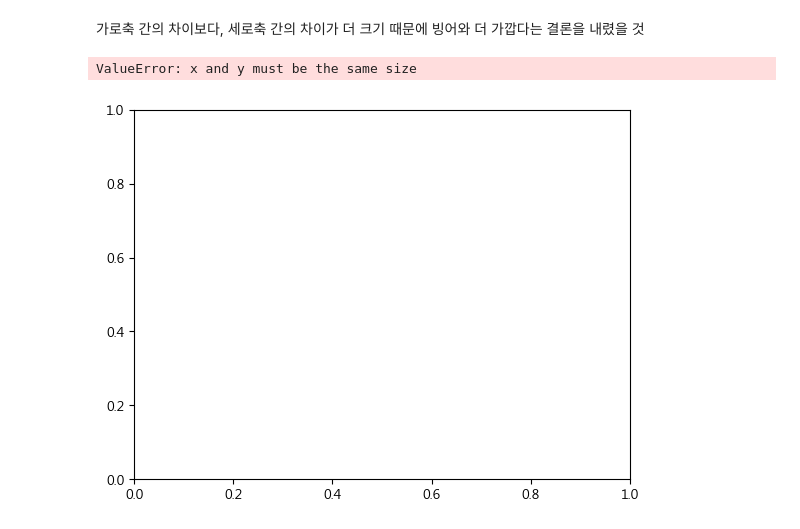
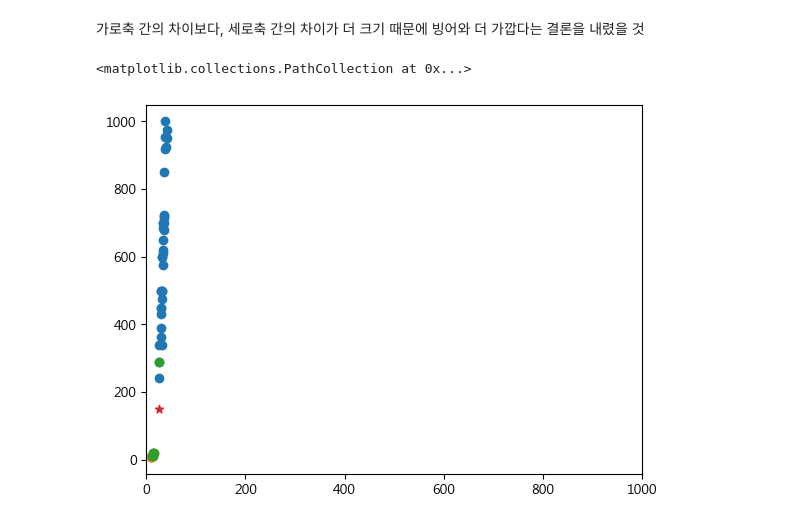
Before and after one commit to eogksdls/medical1, a Jupyter notebook: m0517/m0517_06_도미빙어예측.ipynb, the cells around one changed output. Drawn from its saved outputs; the diff is of its cells as text; code cells hidden in the pictures.

```diff
--- a/m0517/m0517_06_도미빙어예측.ipynb
+++ b/m0517/m0517_06_도미빙어예측.ipynb
@@ -180,10 +188,11 @@ plt.scatter(new_input[1][0],new_input[1][1],marker='*')
 # %% [markdown]
 가로축 간의 차이보다, 세로축 간의 차이가 더 크기 때문에 빙어와 더 가깝다는 결론을 내렸을 것
 # %%
+plt.xlim(0,1000)
 plt.scatter(bream_length,bream_weight)
 plt.scatter(smelt_length,smelt_weight)
 plt.scatter(df_train.iloc[indexs[0],0],df_train.iloc[indexs[0],1])
 plt.scatter(new_input[1][0],new_input[1][1],marker='*')
 # %% [output]
-ValueError: x and y must be the same size
+<matplotlib.collections.PathCollection at 0x...>
-[figure, old version]
+[figure, new version]
```
Also changed, not shown: parts of 10 cells of this notebook, 34 other files.
